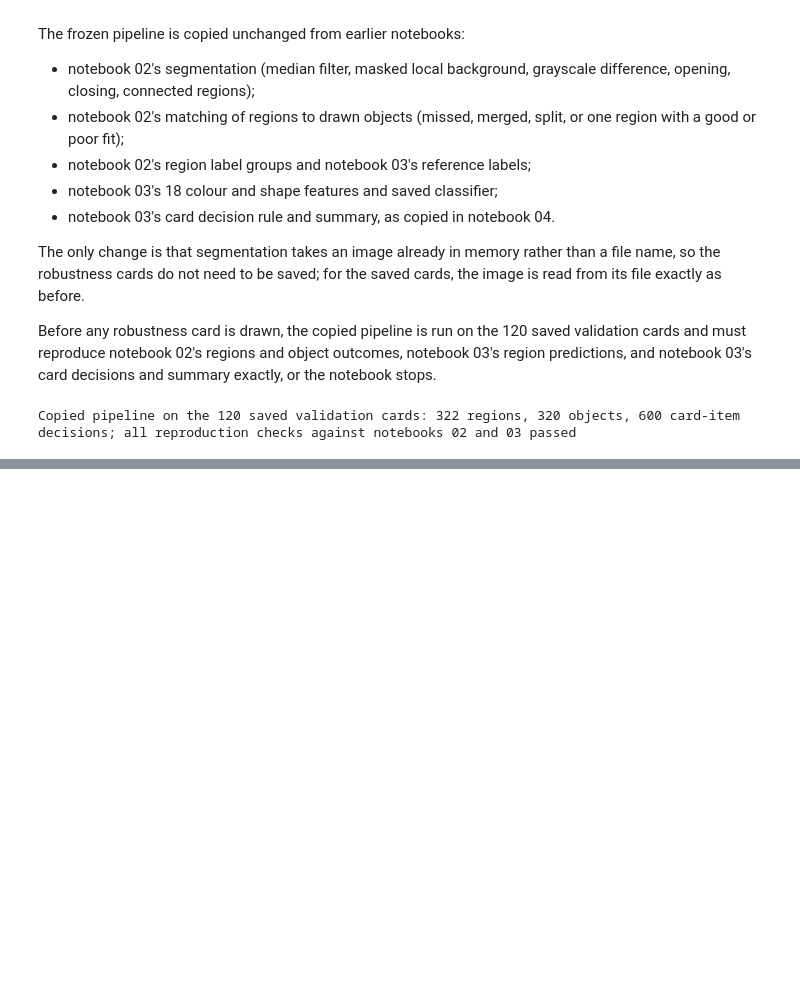
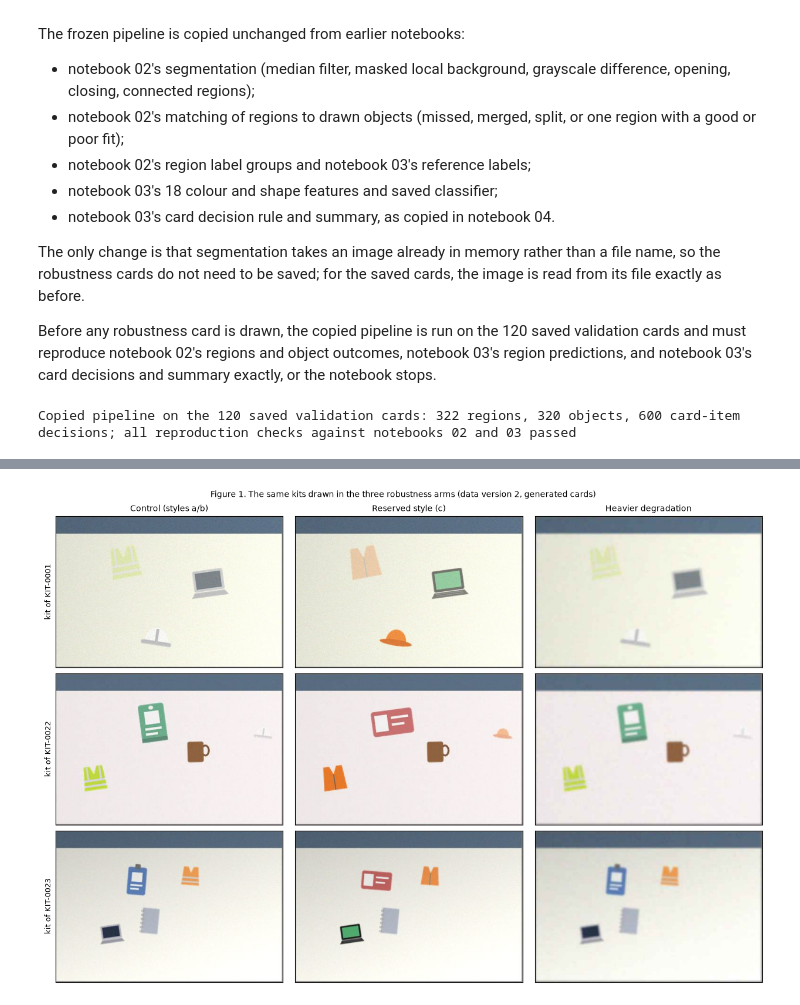
Before and after one commit to isabellemclean1001-blip/AIDA_Izzy_HR_Onboarding_Project-review, a Jupyter notebook: AIDA-2154/final-project/analysis/05_robustness.ipynb, the cells around one changed output, grey strips where cells are left out. Drawn from its saved outputs; the diff is of its cells as text; code cells hidden in the pictures; blank space fills up the shorter version.

Commit message:
AIDA 2154 final project: notebook 05 part 2, paired robustness cards (control, reserved style, heavier degradation) with rendering record (data v2, in progress)

```diff
--- a/AIDA-2154/final-project/analysis/05_robustness.ipynb
+++ b/AIDA-2154/final-project/analysis/05_robustness.ipynb
@@ -369,0 +578,20 @@ Copied pipeline on the 120 saved validation cards: 322 regions, 320 objects, 600
+# %%
+# Figure 1: the same three kits in each arm (the first three validation kits, in card order, with at least three kit items)
+example_ids = [c for c in val_cards["card_id"] if (val_objects[(val_objects["card_id"] == c)]["role"] == "kit_item").sum() >= 3][:3]
+TITLES = {"control": "Control (styles a/b)", "reserved_style": "Reserved style (c)", "heavier_degradation": "Heavier degradation"}
+fig, axes = plt.subplots(len(example_ids), len(ARMS), figsize=(4.2 * len(ARMS), 2.9 * len(example_ids)), squeeze=False)
+for i, card_id in enumerate(example_ids):
+    for j, arm in enumerate(ARMS):
+        axes[i, j].imshow(cv2.cvtColor(images[(arm, card_id)], cv2.COLOR_BGR2RGB))
+        axes[i, j].set_xticks([])
+        axes[i, j].set_yticks([])
+        if i == 0:
+            axes[i, j].set_title(TITLES[arm], fontsize=10)
+        if j == 0:
+            axes[i, j].set_ylabel(f"kit of {card_id}", fontsize=9)
+fig.suptitle("Figure 1. The same kits drawn in the three robustness arms (data version 2, generated cards)", fontsize=10)
+fig.tight_layout()
+fig.savefig(FIGURE_DIR / "robustness_examples.png", dpi=120, bbox_inches="tight")
+plt.show()
+# %% [output]
+[figure, added]
```
Also changed, not shown: parts of 4 cells of this notebook, 1 other file.
